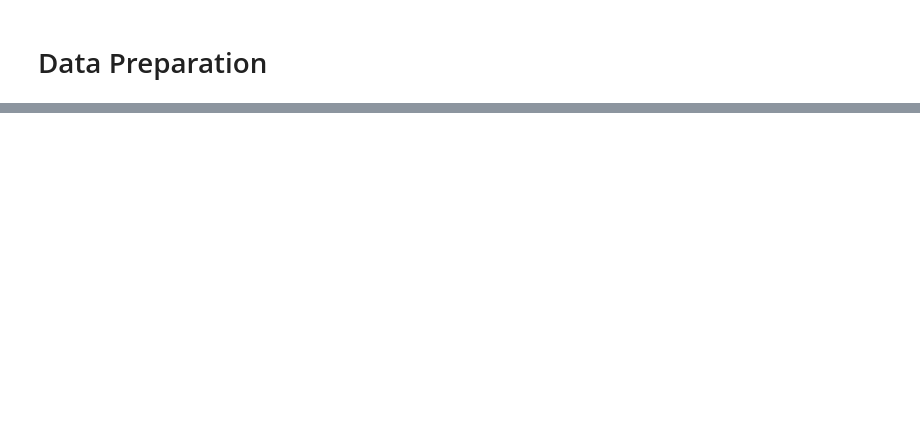
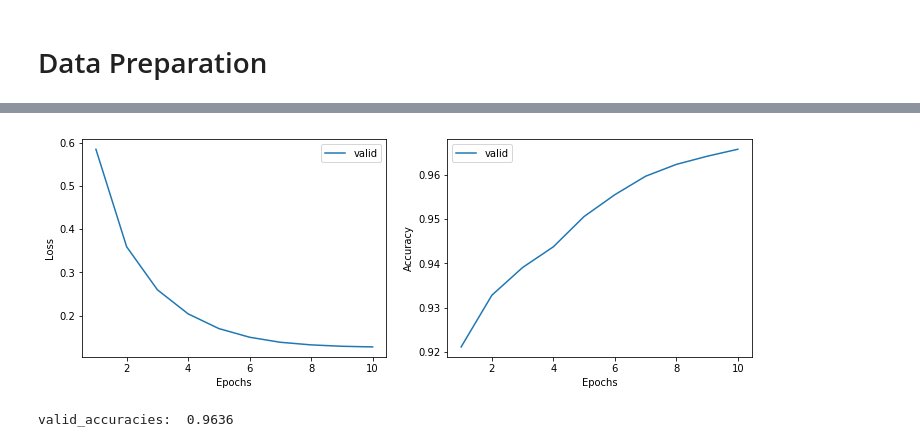
Before and after one commit to Toory465/IFT6135, a Jupyter notebook: Part1_Python_NN/part-1.ipynb, the cells around one changed output, grey strips where cells are left out. Cells and saved outputs as stored; diff of their text form; code cells hidden in the pictures; blank space fills up the shorter version.

```diff
--- a/Part1_Python_NN/part-1.ipynb
+++ b/Part1_Python_NN/part-1.ipynb
@@ -189,0 +227,8 @@ run(init_method = "zeros", num_epochs=10)
+# %%
+run_train(init_method = "Glorot", num_epochs=10)
+# %% [output]
+[figure, added]
+# %%
+run_test()
+# %% [output]
+valid_accuracies:  0.9636
```
Also changed, not shown: parts of 26 cells of this notebook.
